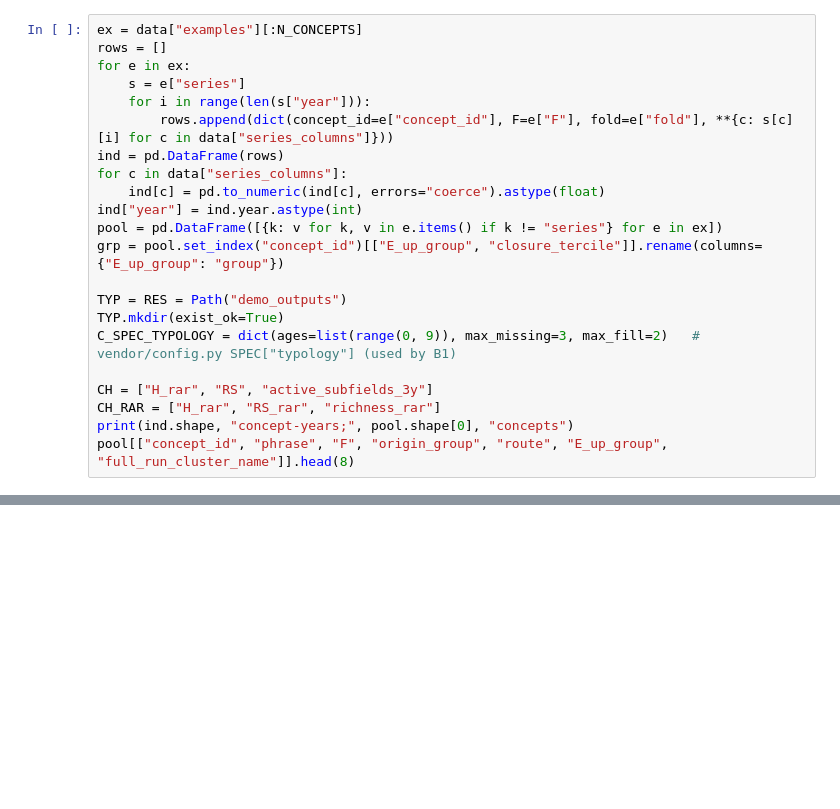
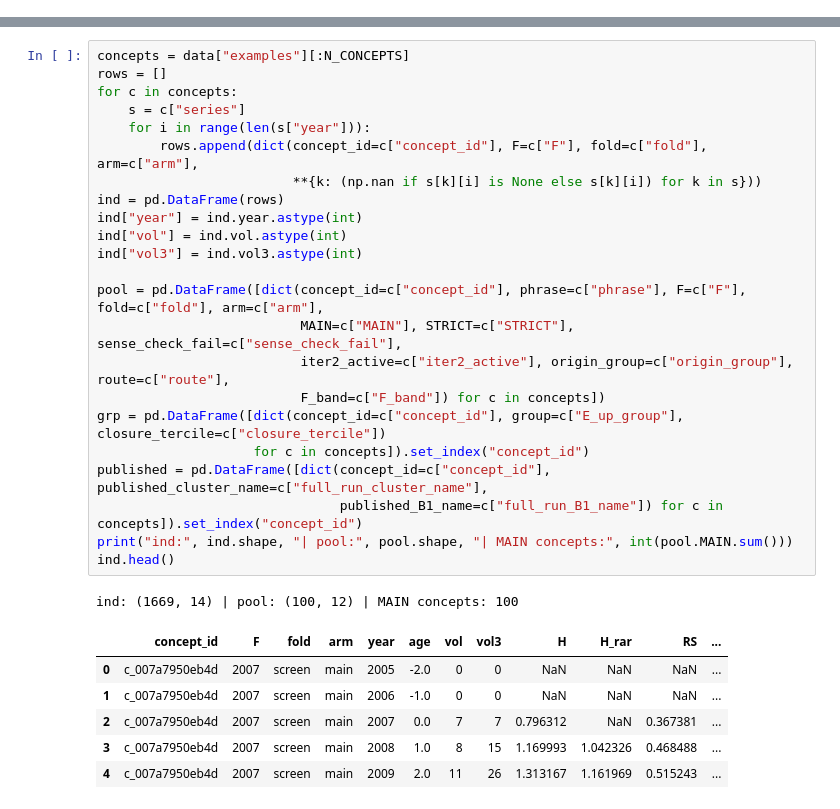
Before and after one commit to ai-inventor-papers/ai-invention-8892b7-occupancy-is-not-integration-for-new, a Jupyter notebook: round-3/experiment-8/demo/method_code_demo.ipynb, the cells around one changed output, grey strips where cells are left out. Saved outputs shown, nothing was run; the diff lists cells and outputs as text; blank space fills up the shorter version.

Commit message:
round-3/experiment-8 — demo for How new concepts spread: types, roles, timing

```diff
--- a/round-3/experiment-8/demo/method_code_demo.ipynb
+++ b/round-3/experiment-8/demo/method_code_demo.ipynb
@@ -156,22 +121,0 @@ The held-out concepts are sealed and not included in the data, so `load_sealed()
-# %%
-ex = data["examples"][:N_CONCEPTS]
-rows = []
-for e in ex:
-    s = e["series"]
-    for i in range(len(s["year"])):
-        rows.append(dict(concept_id=e["concept_id"], F=e["F"], fold=e["fold"], **{c: s[c][i] for c in data["series_columns"]}))
-ind = pd.DataFrame(rows)
-for c in data["series_columns"]:
-    ind[c] = pd.to_numeric(ind[c], errors="coerce").astype(float)
-ind["year"] = ind.year.astype(int)
-pool = pd.DataFrame([{k: v for k, v in e.items() if k != "series"} for e in ex])
-grp = pool.set_index("concept_id")[["E_up_group", "closure_tercile"]].rename(columns={"E_up_group": "group"})
-
-TYP = RES = Path("demo_outputs")
-TYP.mkdir(exist_ok=True)
-C_SPEC_TYPOLOGY = dict(ages=list(range(0, 9)), max_missing=3, max_fill=2)   # vendor/config.py SPEC["typology"] (used by B1)
-
-CH = ["H_rar", "RS", "active_subfields_3y"]
-CH_RAR = ["H_rar", "RS_rar", "richness_rar"]
-print(ind.shape, "concept-years;", pool.shape[0], "concepts")
-pool[["concept_id", "phrase", "F", "origin_group", "route", "E_up_group", "full_run_cluster_name"]].head(8)
@@ -848,0 +153,31 @@ volume-driven flag: False
+# %%
+concepts = data["examples"][:N_CONCEPTS]
+rows = []
+for c in concepts:
+    s = c["series"]
+    for i in range(len(s["year"])):
+        rows.append(dict(concept_id=c["concept_id"], F=c["F"], fold=c["fold"], arm=c["arm"],
+                         **{k: (np.nan if s[k][i] is None else s[k][i]) for k in s}))
+ind = pd.DataFrame(rows)
+ind["year"] = ind.year.astype(int)
+ind["vol"] = ind.vol.astype(int)
+ind["vol3"] = ind.vol3.astype(int)
+
+pool = pd.DataFrame([dict(concept_id=c["concept_id"], phrase=c["phrase"], F=c["F"], fold=c["fold"], arm=c["arm"],
+                          MAIN=c["MAIN"], STRICT=c["STRICT"], sense_check_fail=c["sense_check_fail"],
+                          iter2_active=c["iter2_active"], origin_group=c["origin_group"], route=c["route"],
+                          F_band=c["F_band"]) for c in concepts])
+grp = pd.DataFrame([dict(concept_id=c["concept_id"], group=c["E_up_group"], closure_tercile=c["closure_tercile"])
+                    for c in concepts]).set_index("concept_id")
+published = pd.DataFrame([dict(concept_id=c["concept_id"], published_cluster_name=c["full_run_cluster_name"],
+                               published_B1_name=c["full_run_B1_name"]) for c in concepts]).set_index("concept_id")
+print("ind:", ind.shape, "| pool:", pool.shape, "| MAIN concepts:", int(pool.MAIN.sum()))
+ind.head()
+# %% [output]
+ind: (1669, 14) | pool: (100, 12) | MAIN concepts: 100
+|  | concept_id | F | fold | arm | year | age | vol | vol3 | H | H_rar | RS | ... |
+| 0 | c_007a7950eb4d | 2007 | screen | main | 2005 | -2.0 | 0 | 0 | NaN | NaN | NaN | ... |
+| 1 | c_007a7950eb4d | 2007 | screen | main | 2006 | -1.0 | 0 | 0 | NaN | NaN | NaN | ... |
+| 2 | c_007a7950eb4d | 2007 | screen | main | 2007 | 0.0 | 7 | 7 | 0.796312 | NaN | 0.367381 | ... |
+| 3 | c_007a7950eb4d | 2007 | screen | main | 2008 | 1.0 | 8 | 15 | 1.169993 | 1.042326 | 0.468488 | ... |
+| 4 | c_007a7950eb4d | 2007 | screen | main | 2009 | 2.0 | 11 | 26 | 1.313167 | 1.161969 | 0.515243 | ... |
```
Also changed, not shown: parts of 67 cells of this notebook, 1 other file.
